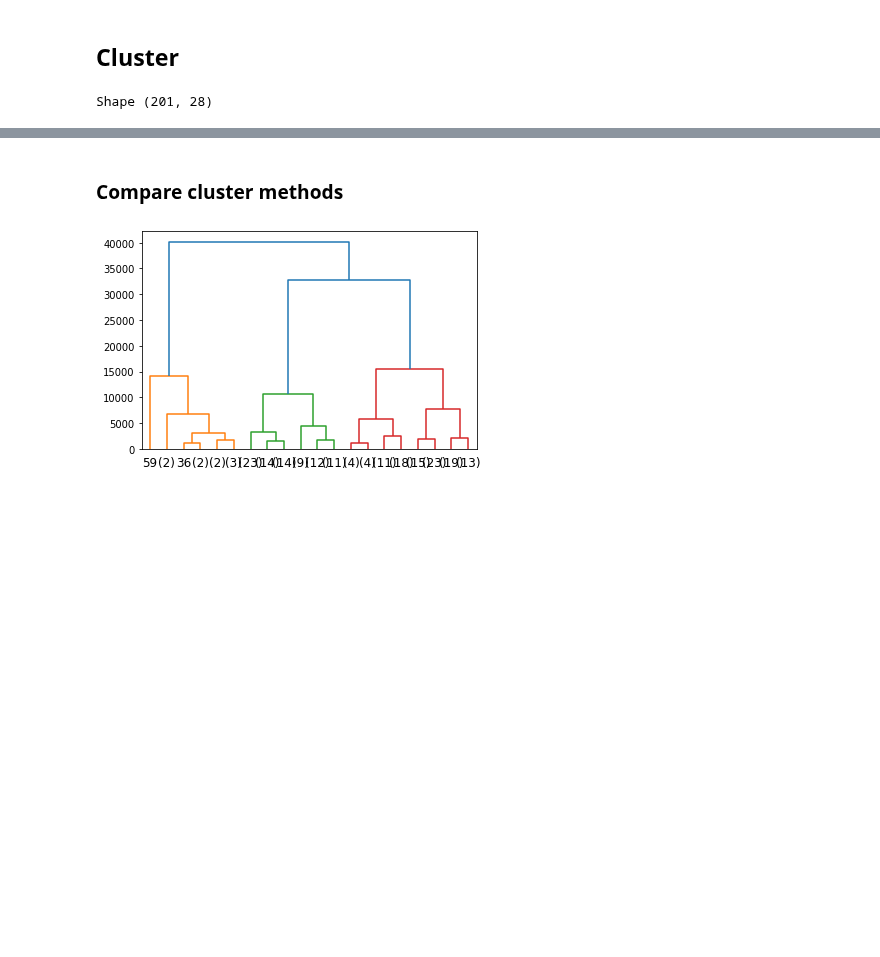
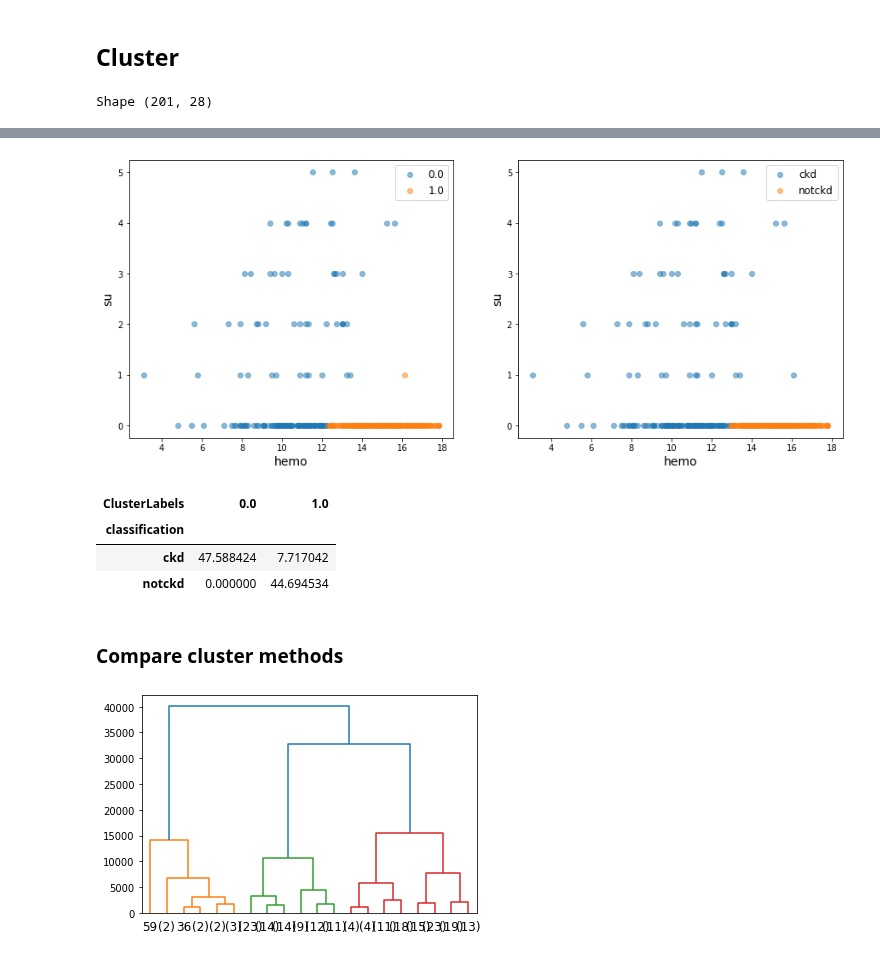
Before and after one commit to JoseLlanes/Kidney-disease-prediction, a Jupyter notebook: StudyClusterandManifold.ipynb, the cells around one changed output, grey strips where cells are left out. Cells and saved outputs as stored; diff of their text form; code cells hidden in the pictures; blank space fills up the shorter version.

```diff
--- a/StudyClusterandManifold.ipynb
+++ b/StudyClusterandManifold.ipynb
@@ -86,7 +87,7 @@ ps_target_col = ps_target_col.reset_index(drop=True)
 # %% [output]
 Shape (201, 28)
 # %%
-counter, max_iter = 0, 1 * 10 ** 4
+counter, max_iter = 0, 1 * 10 ** 3
 clt_result_list = []
 while True:
 
@@ -139,0 +155,16 @@ print("Mutual info score", np.round(df_clt_result.loc[0, "MutualInfoScore"], 4)
+# %%
+df["ClusterLabels"] = np.nan
+
+num_clusters_th = df_clt_result.loc[0, "NumClusters"]
+
+if df_clt_result.loc[0, "Model"] == "kmeans":
+    model_clt = cluster.KMeans(n_clusters=num_clusters_th)
+elif df_clt_result.loc[0, "Model"] == "agglomerative":
+    model_clt = cluster.AgglomerativeClustering(n_clusters=num_clusters_th, affinity="euclidean", linkage="ward")
+
+idx_no_nan = df[df_clt_result.loc[0, "Features"]].dropna().index
+df_to_cluster = df.loc[idx_no_nan, df_clt_result.loc[0, "Features"]]
+
+model_clt.fit(df_to_cluster)
+
+df_to_cluster["ClusterLabels"] = model_clt.labels_
@@ -151,3 +211,39 @@ top_features
+# %%
+fig = plt.figure(figsize=(15, 6))
+
+fig.add_subplot(1, 2, 1)
+for g, df_g in df.groupby("ClusterLabels"):
+    if not np.isnan(g):
+
+        plt.scatter(df_g[ df_clt_result.loc[0, "Features"][0] ],
+                    df_g[ df_clt_result.loc[0, "Features"][1] ],
+                    alpha=0.5, label=str(g))
+
+plt.legend(fontsize=12)
+plt.xlabel(df_clt_result.loc[0, "Features"][0], fontsize=14)
+plt.ylabel(df_clt_result.loc[0, "Features"][1], fontsize=14)
+
+fig.add_subplot(1, 2, 2)
+for g, df_g in df.groupby("classification"):
+
+    plt.scatter(df_g[ df_clt_result.loc[0, "Features"][0] ],
+                df_g[ df_clt_result.loc[0, "Features"][1] ],
+                alpha=0.5, label=str(g))
+
+plt.legend(fontsize=12)
+plt.xlabel(df_clt_result.loc[0, "Features"][0], fontsize=14)
+plt.ylabel(df_clt_result.loc[0, "Features"][1], fontsize=14)
+
+plt.show()
+# %% [output]
+[figure, added]
+# %%
+100 * pd.crosstab(df["classification"], df["ClusterLabels"], normalize=True)
+# %% [output]
+| ClusterLabels | 0.0 | 1.0 |
+| classification |  |  |
+| ckd | 47.588424 | 7.717042 |
+| notckd | 0.000000 | 44.694534 |
 # %% [markdown]
 ### Compare cluster methods
 # %%
```
Also changed, not shown: parts of 20 cells of this notebook, 1 other file.
